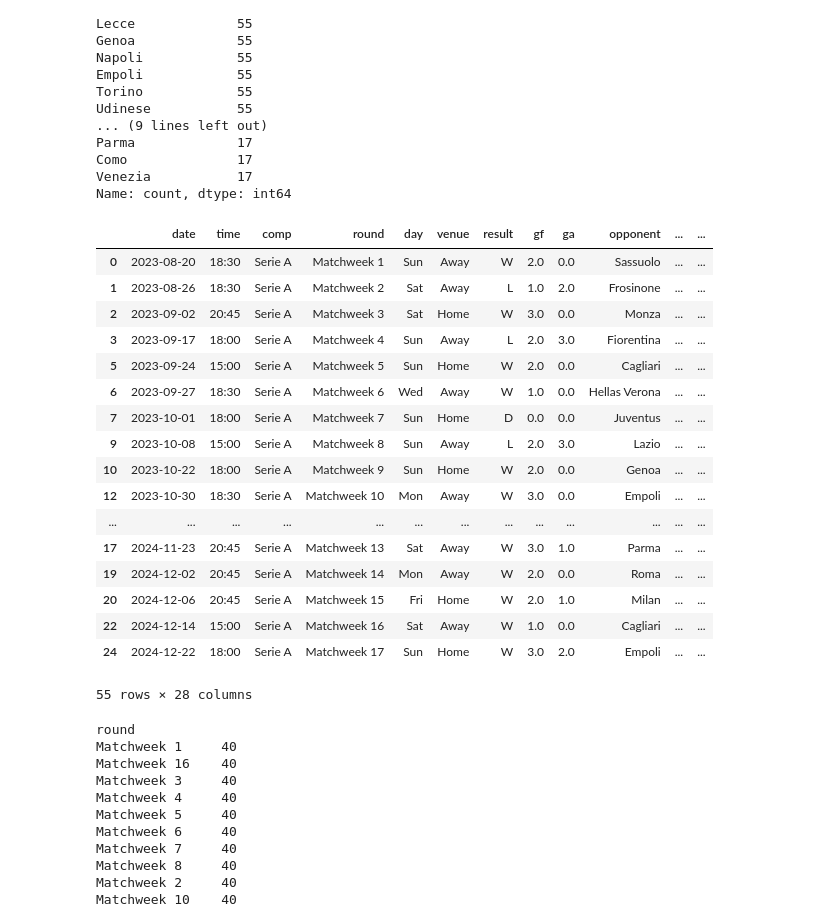
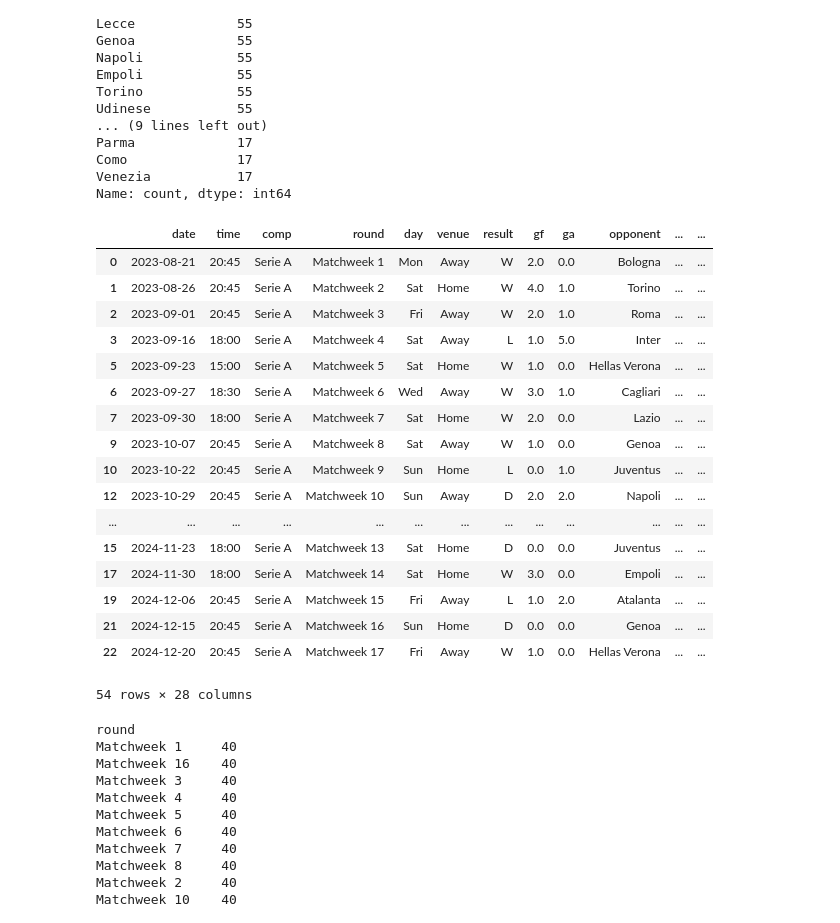
Before and after one commit to vincij002/-PART-1-Web-Scraping-with-Python-Project, a Jupyter notebook: prediction-with-notes.ipynb, the cells around one changed output. Cells and saved outputs as stored; diff of their text form; code cells hidden in the pictures.

```diff
--- a/prediction-with-notes.ipynb
+++ b/prediction-with-notes.ipynb
@@ -50,27 +50,27 @@ Como              17
 Venezia           17
 Name: count, dtype: int64
 # %%
-matches[matches["team"] == "Atalanta"].sort_values("date") # what this code does is lets you look at all the matches of the team to do investigation
+matches[matches["team"] == "Milan"].sort_values("date") # what this code does is lets you look at all the matches of the team to do investigation
                                              # on what matches are missing.
 # %% [output]
 |  | date | time | comp | round | day | venue | result | gf | ga | opponent | ... | ... |
-| 0 | 2023-08-20 | 18:30 | Serie A | Matchweek 1 | Sun | Away | W | 2.0 | 0.0 | Sassuolo | ... | ... |
-| 1 | 2023-08-26 | 18:30 | Serie A | Matchweek 2 | Sat | Away | L | 1.0 | 2.0 | Frosinone | ... | ... |
-| 2 | 2023-09-02 | 20:45 | Serie A | Matchweek 3 | Sat | Home | W | 3.0 | 0.0 | Monza | ... | ... |
-| 3 | 2023-09-17 | 18:00 | Serie A | Matchweek 4 | Sun | Away | L | 2.0 | 3.0 | Fiorentina | ... | ... |
-| 5 | 2023-09-24 | 15:00 | Serie A | Matchweek 5 | Sun | Home | W | 2.0 | 0.0 | Cagliari | ... | ... |
-| 6 | 2023-09-27 | 18:30 | Serie A | Matchweek 6 | Wed | Away | W | 1.0 | 0.0 | Hellas Verona | ... | ... |
-| 7 | 2023-10-01 | 18:00 | Serie A | Matchweek 7 | Sun | Home | D | 0.0 | 0.0 | Juventus | ... | ... |
-| 9 | 2023-10-08 | 15:00 | Serie A | Matchweek 8 | Sun | Away | L | 2.0 | 3.0 | Lazio | ... | ... |
-| 10 | 2023-10-22 | 18:00 | Serie A | Matchweek 9 | Sun | Home | W | 2.0 | 0.0 | Genoa | ... | ... |
-| 12 | 2023-10-30 | 18:30 | Serie A | Matchweek 10 | Mon | Away | W | 3.0 | 0.0 | Empoli | ... | ... |
+| 0 | 2023-08-21 | 20:45 | Serie A | Matchweek 1 | Mon | Away | W | 2.0 | 0.0 | Bologna | ... | ... |
+| 1 | 2023-08-26 | 20:45 | Serie A | Matchweek 2 | Sat | Home | W | 4.0 | 1.0 | Torino | ... | ... |
+| 2 | 2023-09-01 | 20:45 | Serie A | Matchweek 3 | Fri | Away | W | 2.0 | 1.0 | Roma | ... | ... |
+| 3 | 2023-09-16 | 18:00 | Serie A | Matchweek 4 | Sat | Away | L | 1.0 | 5.0 | Inter | ... | ... |
+| 5 | 2023-09-23 | 15:00 | Serie A | Matchweek 5 | Sat | Home | W | 1.0 | 0.0 | Hellas Verona | ... | ... |
+| 6 | 2023-09-27 | 18:30 | Serie A | Matchweek 6 | Wed | Away | W | 3.0 | 1.0 | Cagliari | ... | ... |
+| 7 | 2023-09-30 | 18:00 | Serie A | Matchweek 7 | Sat | Home | W | 2.0 | 0.0 | Lazio | ... | ... |
+| 9 | 2023-10-07 | 20:45 | Serie A | Matchweek 8 | Sat | Away | W | 1.0 | 0.0 | Genoa | ... | ... |
+| 10 | 2023-10-22 | 20:45 | Serie A | Matchweek 9 | Sun | Home | L | 0.0 | 1.0 | Juventus | ... | ... |
+| 12 | 2023-10-29 | 20:45 | Serie A | Matchweek 10 | Sun | Away | D | 2.0 | 2.0 | Napoli | ... | ... |
 | ... | ... | ... | ... | ... | ... | ... | ... | ... | ... | ... | ... | ... |
-| 17 | 2024-11-23 | 20:45 | Serie A | Matchweek 13 | Sat | Away | W | 3.0 | 1.0 | Parma | ... | ... |
-| 19 | 2024-12-02 | 20:45 | Serie A | Matchweek 14 | Mon | Away | W | 2.0 | 0.0 | Roma | ... | ... |
-| 20 | 2024-12-06 | 20:45 | Serie A | Matchweek 15 | Fri | Home | W | 2.0 | 1.0 | Milan | ... | ... |
-| 22 | 2024-12-14 | 15:00 | Serie A | Matchweek 16 | Sat | Away | W | 1.0 | 0.0 | Cagliari | ... | ... |
-| 24 | 2024-12-22 | 18:00 | Serie A | Matchweek 17 | Sun | Home | W | 3.0 | 2.0 | Empoli | ... | ... |
+| 15 | 2024-11-23 | 18:00 | Serie A | Matchweek 13 | Sat | Home | D | 0.0 | 0.0 | Juventus | ... | ... |
+| 17 | 2024-11-30 | 18:00 | Serie A | Matchweek 14 | Sat | Home | W | 3.0 | 0.0 | Empoli | ... | ... |
+| 19 | 2024-12-06 | 20:45 | Serie A | Matchweek 15 | Fri | Away | L | 1.0 | 2.0 | Atalanta | ... | ... |
+| 21 | 2024-12-15 | 20:45 | Serie A | Matchweek 16 | Sun | Home | D | 0.0 | 0.0 | Genoa | ... | ... |
+| 22 | 2024-12-20 | 20:45 | Serie A | Matchweek 17 | Fri | Away | W | 1.0 | 0.0 | Hellas Verona | ... | ... |
-55 rows × 28 columns
+54 rows × 28 columns
 # %%
 matches["round"].value_counts() # this round column tells you which match week each match was played
 # %% [output]
```
Also changed, not shown: parts of 6 cells of this notebook, 1 other file.
